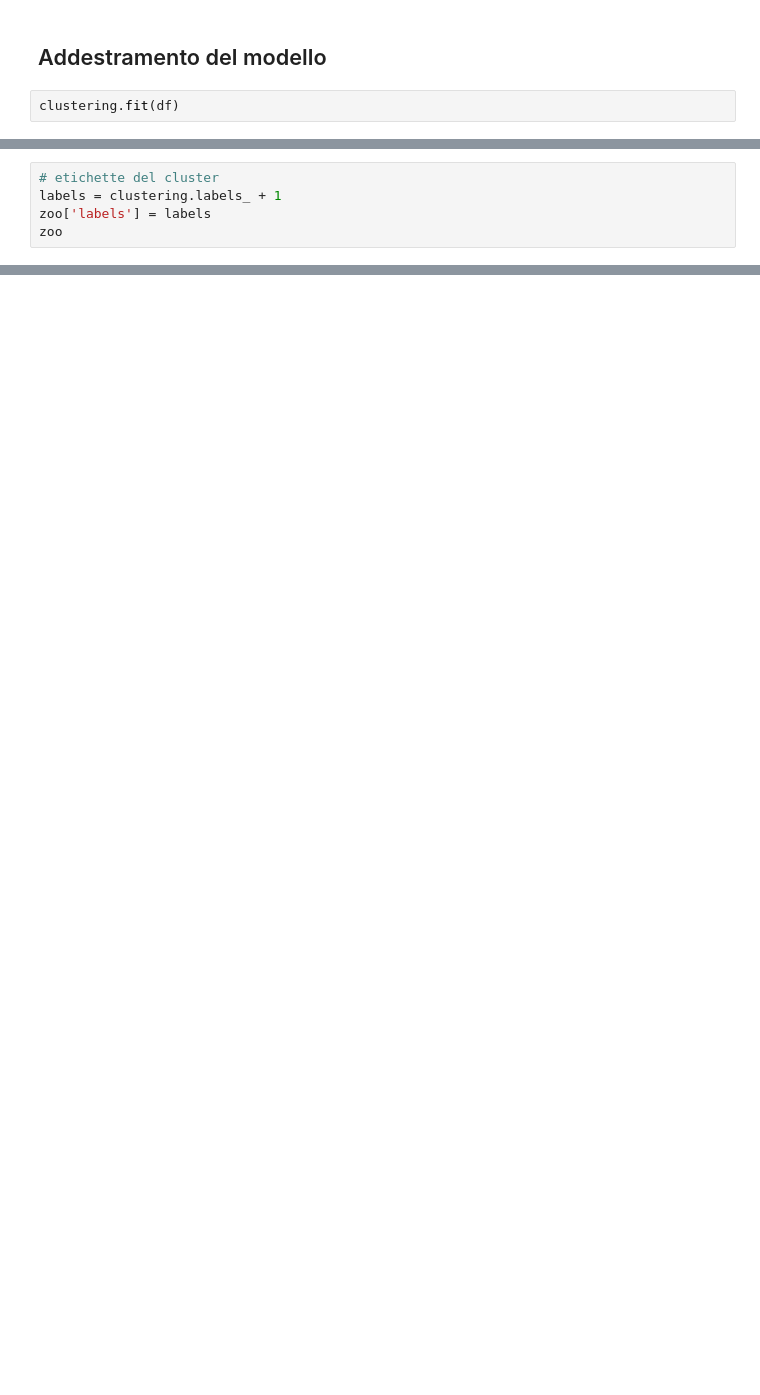
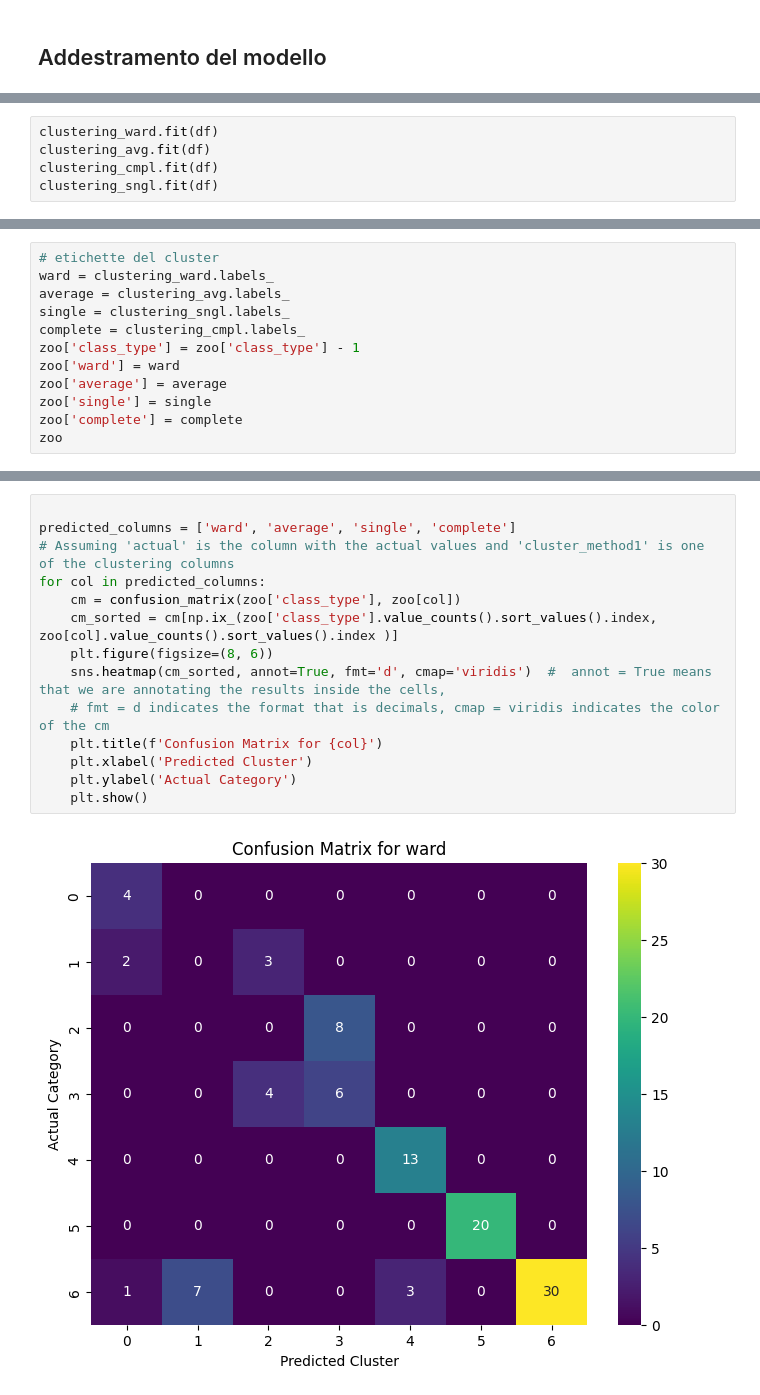
Before and after one commit to b8niiii/project, a Jupyter notebook: animal_notebook.ipynb, the cells around one changed output, grey strips where cells are left out. Saved outputs shown, nothing was run; the diff lists cells and outputs as text; blank space fills up the shorter version.

Commit message:
Finished hierarchical clustering

```diff
--- a/animal_notebook.ipynb
+++ b/animal_notebook.ipynb
@@ -164,4 +179,2 @@ clustering = AgglomerativeClustering(n_clusters= 7)
 # %% [markdown]
 ## Addestramento del modello
-# %%
-clustering.fit(df)
@@ -181,5 +180,0 @@ Name: class_type, dtype: int64
-# %%
-# etichette del cluster
-labels = clustering.labels_ + 1
-zoo['labels'] = labels
-zoo
@@ -199,0 +181,5 @@ zoo
+# %%
+clustering_ward.fit(df)
+clustering_avg.fit(df)
+clustering_cmpl.fit(df)
+clustering_sngl.fit(df)
@@ -199,0 +201,12 @@ zoo
+# %%
+# etichette del cluster
+ward = clustering_ward.labels_
+average = clustering_avg.labels_
+single = clustering_sngl.labels_
+complete = clustering_cmpl.labels_
+zoo['class_type'] = zoo['class_type'] - 1
+zoo['ward'] = ward
+zoo['average'] = average
+zoo['single'] = single
+zoo['complete'] = complete
+zoo
@@ -199,0 +261,16 @@ zoo
+# %%
+
+predicted_columns = ['ward', 'average', 'single', 'complete']
+# Assuming 'actual' is the column with the actual values and 'cluster_method1' is one of the clustering columns
+for col in predicted_columns:
+    cm = confusion_matrix(zoo['class_type'], zoo[col])
+    cm_sorted = cm[np.ix_(zoo['class_type'].value_counts().sort_values().index, zoo[col].value_counts().sort_values().index )]
+    plt.figure(figsize=(8, 6))
+    sns.heatmap(cm_sorted, annot=True, fmt='d', cmap='viridis')  #  annot = True means that we are annotating the results inside the cells,
+    # fmt = d indicates the format that is decimals, cmap = viridis indicates the color of the cm
+    plt.title(f'Confusion Matrix for {col}')
+    plt.xlabel('Predicted Cluster')
+    plt.ylabel('Actual Category')
+    plt.show()
+# %% [output]
+[figure, added]
```
Also changed, not shown: parts of 19 cells of this notebook.
